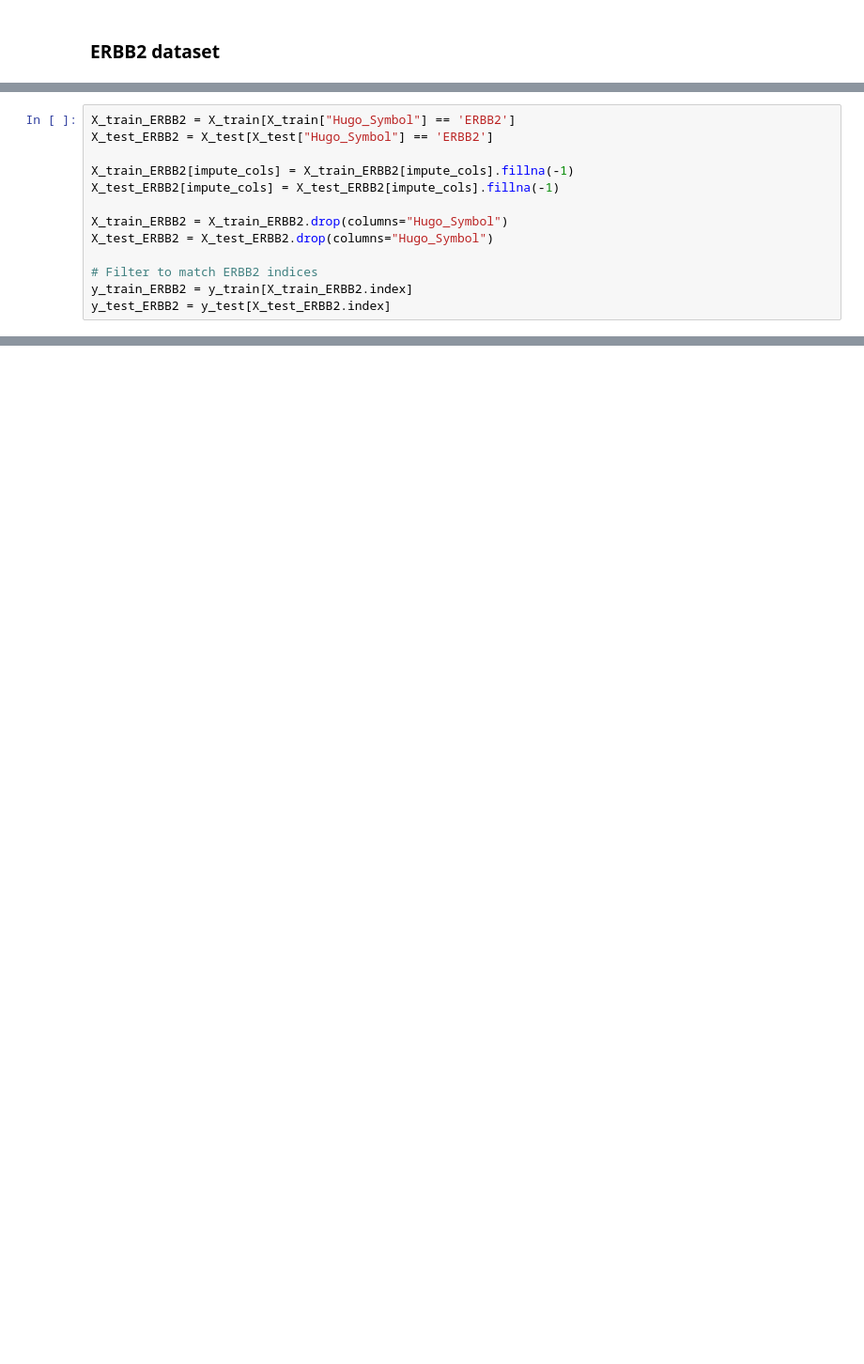
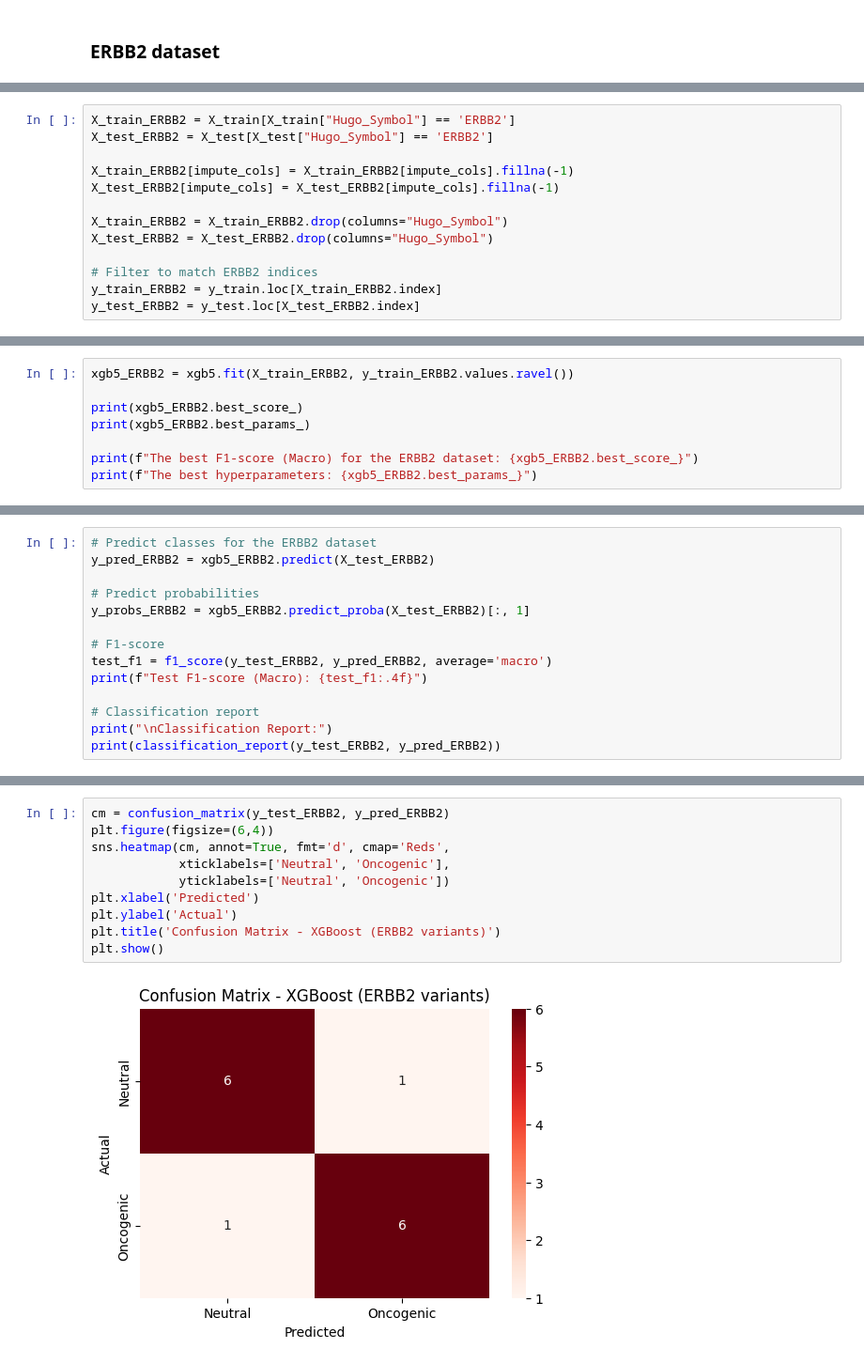
Before and after one commit to anekleiven/machine_learning_pipeline, a Jupyter notebook: 04_Model_Training.ipynb, the cells around one changed output, grey strips where cells are left out. Shown at 94% size. Saved outputs shown, nothing was run; the diff lists cells and outputs as text; blank space fills up the shorter version.

```diff
--- a/04_Model_Training.ipynb
+++ b/04_Model_Training.ipynb
@@ -914,5 +1198,5 @@ X_train_ERBB2 = X_train_ERBB2.drop(columns="Hugo_Symbol")
 X_test_ERBB2 = X_test_ERBB2.drop(columns="Hugo_Symbol")
 
 # Filter to match ERBB2 indices
-y_train_ERBB2 = y_train[X_train_ERBB2.index]
-y_test_ERBB2 = y_test[X_test_ERBB2.index]
+y_train_ERBB2 = y_train.loc[X_train_ERBB2.index]
+y_test_ERBB2 = y_test.loc[X_test_ERBB2.index]
@@ -918,0 +1205,8 @@ y_test_ERBB2 = y_test[X_test_ERBB2.index]
+# %%
+xgb5_ERBB2 = xgb5.fit(X_train_ERBB2, y_train_ERBB2.values.ravel())
+
+print(xgb5_ERBB2.best_score_)
+print(xgb5_ERBB2.best_params_)
+
+print(f"The best F1-score (Macro) for the ERBB2 dataset: {xgb5_ERBB2.best_score_}")
+print(f"The best hyperparameters: {xgb5_ERBB2.best_params_}")
@@ -918,0 +1220,14 @@ y_test_ERBB2 = y_test[X_test_ERBB2.index]
+# %%
+# Predict classes for the ERBB2 dataset
+y_pred_ERBB2 = xgb5_ERBB2.predict(X_test_ERBB2)
+
+# Predict probabilities
+y_probs_ERBB2 = xgb5_ERBB2.predict_proba(X_test_ERBB2)[:, 1]
+
+# F1-score
+test_f1 = f1_score(y_test_ERBB2, y_pred_ERBB2, average='macro')
+print(f"Test F1-score (Macro): {test_f1:.4f}")
+
+# Classification report
+print("\nClassification Report:")
+print(classification_report(y_test_ERBB2, y_pred_ERBB2))
@@ -918,0 +1248,12 @@ y_test_ERBB2 = y_test[X_test_ERBB2.index]
+# %%
+cm = confusion_matrix(y_test_ERBB2, y_pred_ERBB2)
+plt.figure(figsize=(6,4))
+sns.heatmap(cm, annot=True, fmt='d', cmap='Reds',
+            xticklabels=['Neutral', 'Oncogenic'],
+            yticklabels=['Neutral', 'Oncogenic'])
+plt.xlabel('Predicted')
+plt.ylabel('Actual')
+plt.title('Confusion Matrix - XGBoost (ERBB2 variants)')
+plt.show()
+# %% [output]
+[figure, added]
```
Also changed, not shown: parts of 41 cells of this notebook.
